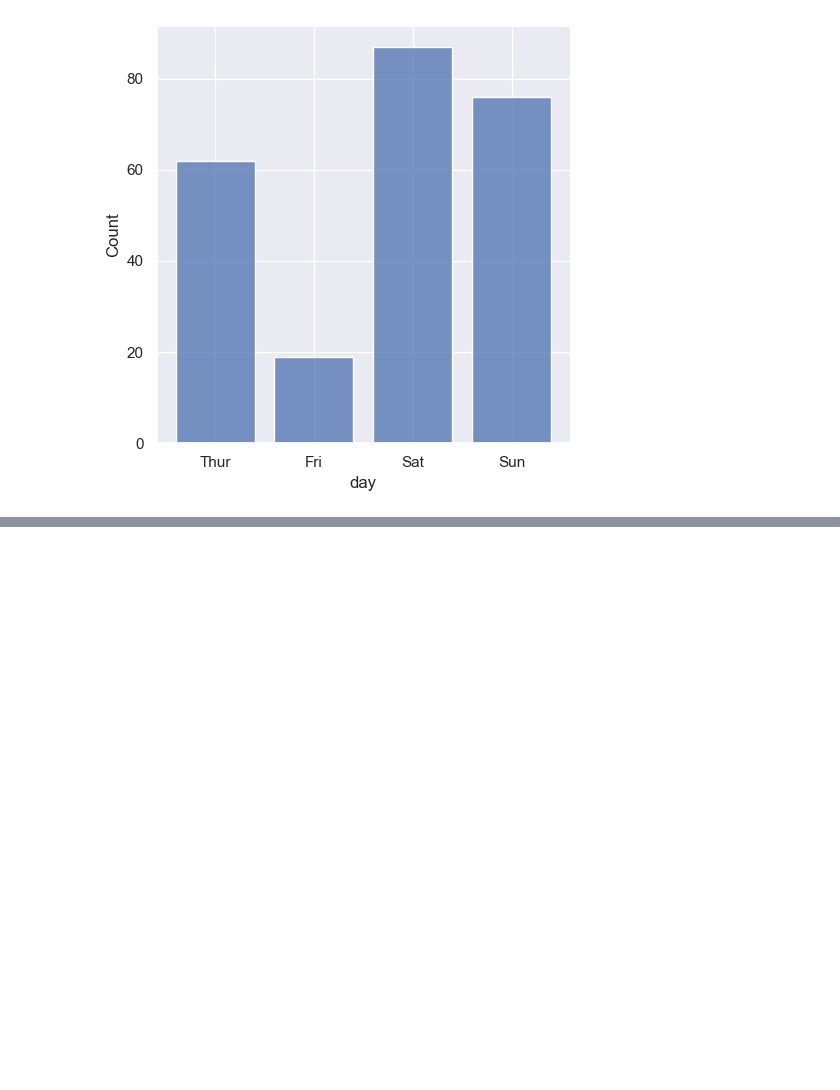
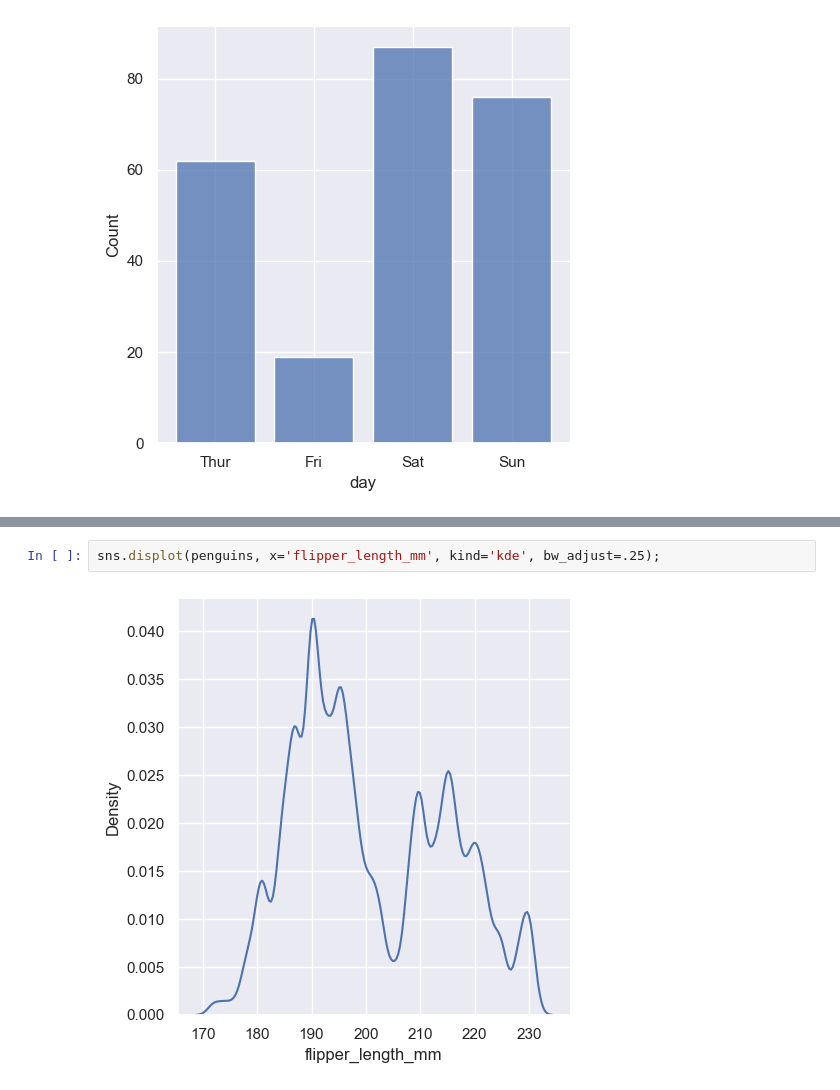
Before and after one commit to kjmn1105/Seaborn-Tuorial, a Jupyter notebook: 07_Plotting functions (2).ipynb, the cells around one changed output, grey strips where cells are left out. Drawn from its saved outputs; the diff is of its cells as text; blank space fills up the shorter version.

```diff
--- a/07_Plotting functions (2).ipynb
+++ b/07_Plotting functions (2).ipynb
@@ -142,0 +161,4 @@ sns.displot(penguins, x='flipper_length_mm', hue='species', stat='probability');
+# %%
+sns.displot(penguins, x='flipper_length_mm', kind='kde', bw_adjust=.25);
+# %% [output]
+[figure, added]
```
Also changed, not shown: parts of 59 cells of this notebook.
